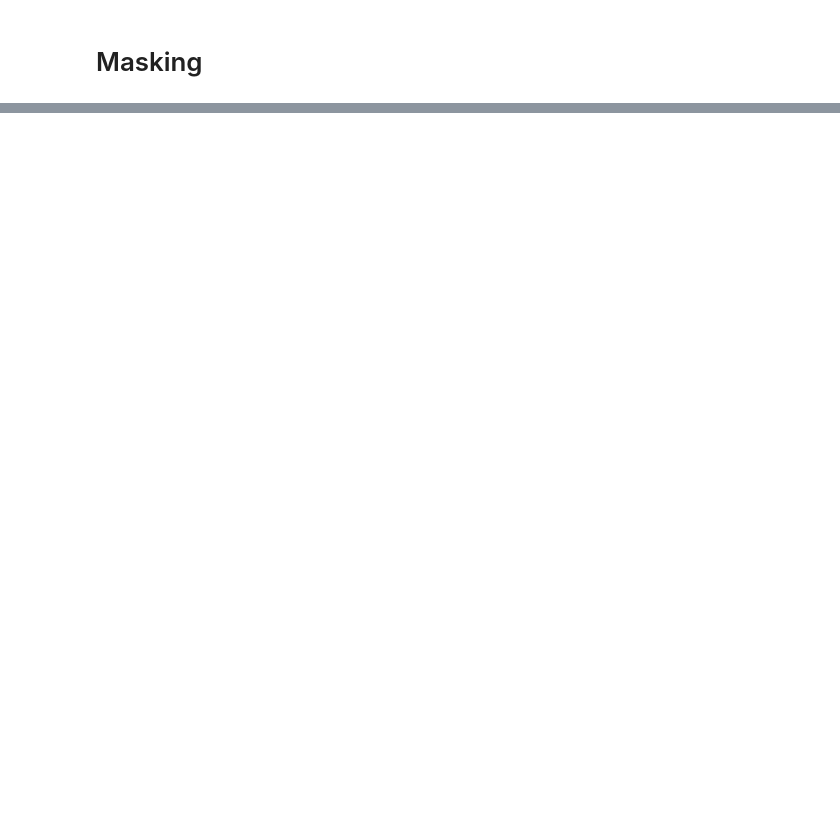
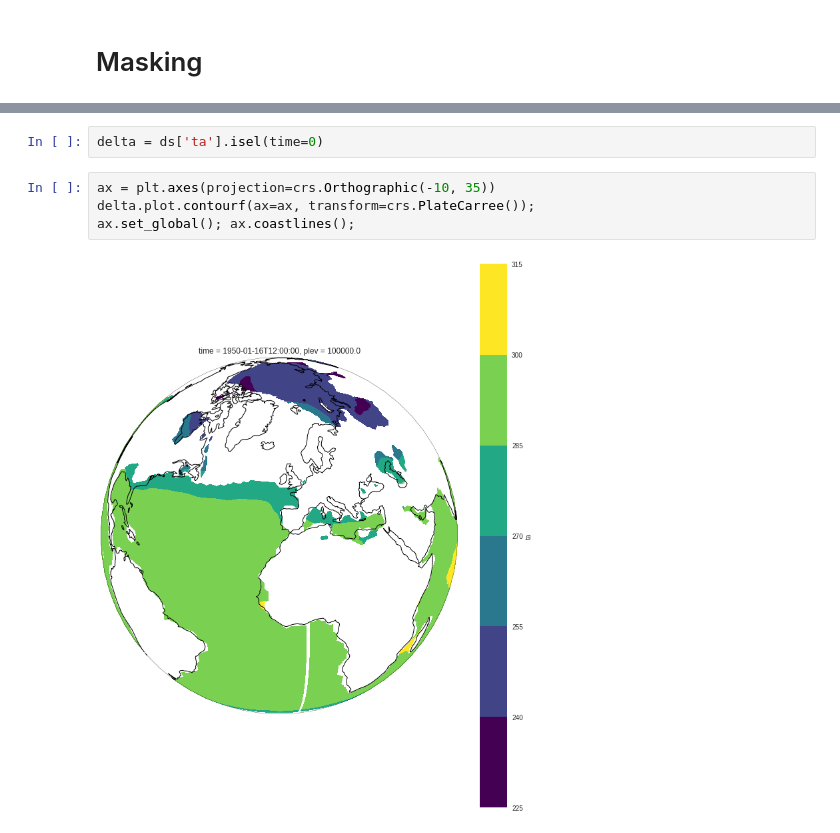
Before and after one commit to amilanir/all-python-docs, a Jupyter notebook: Scientific/xarray/08-masking.ipynb, the cells around one changed output, grey strips where cells are left out. Saved outputs shown, nothing was run; the diff lists cells and outputs as text; blank space fills up the shorter version.

```diff
--- a/Scientific/xarray/08-masking.ipynb
+++ b/Scientific/xarray/08-masking.ipynb
@@ -54,6 +52,14 @@ Data variables:
     modeling_realm:               atmos
     realization:                  6
     cmor_version:                 2.8.1
+# %%
+delta = ds['ta'].isel(time=0)
+# %%
+ax = plt.axes(projection=crs.Orthographic(-10, 35))
+delta.plot.contourf(ax=ax, transform=crs.PlateCarree());
+ax.set_global(); ax.coastlines();
+# %% [output]
+[figure, added]
 # %%
 from dask.diagnostics import ProgressBar
 with ProgressBar():
```
Also changed, not shown: parts of 18 cells of this notebook.
